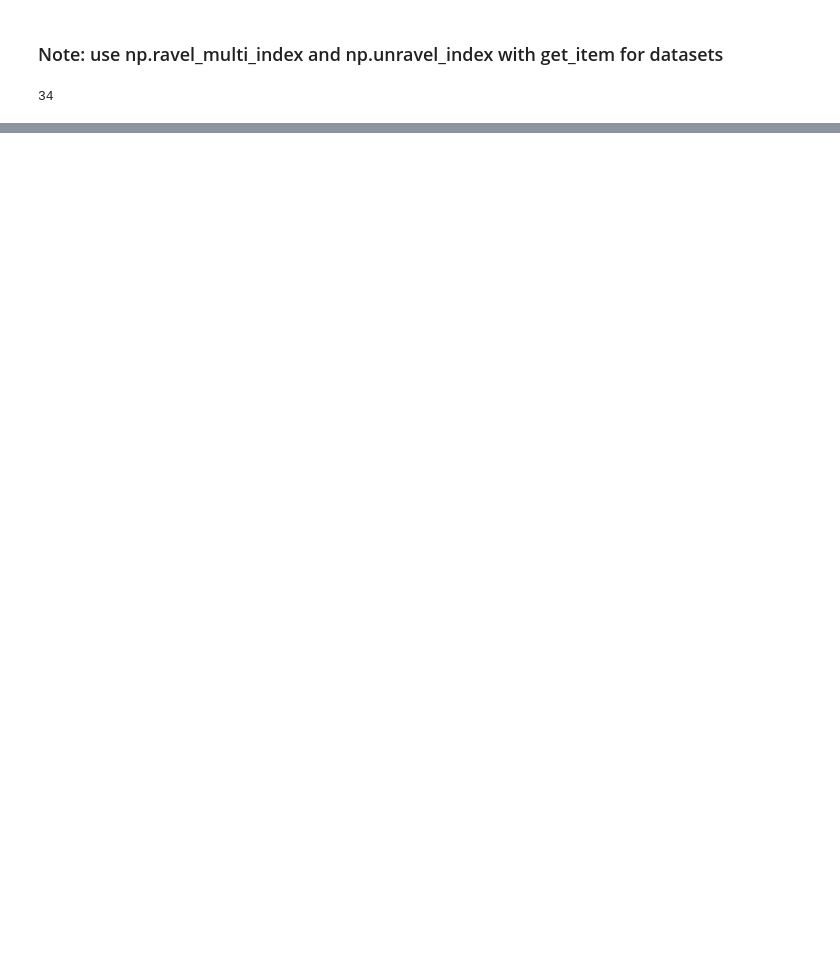
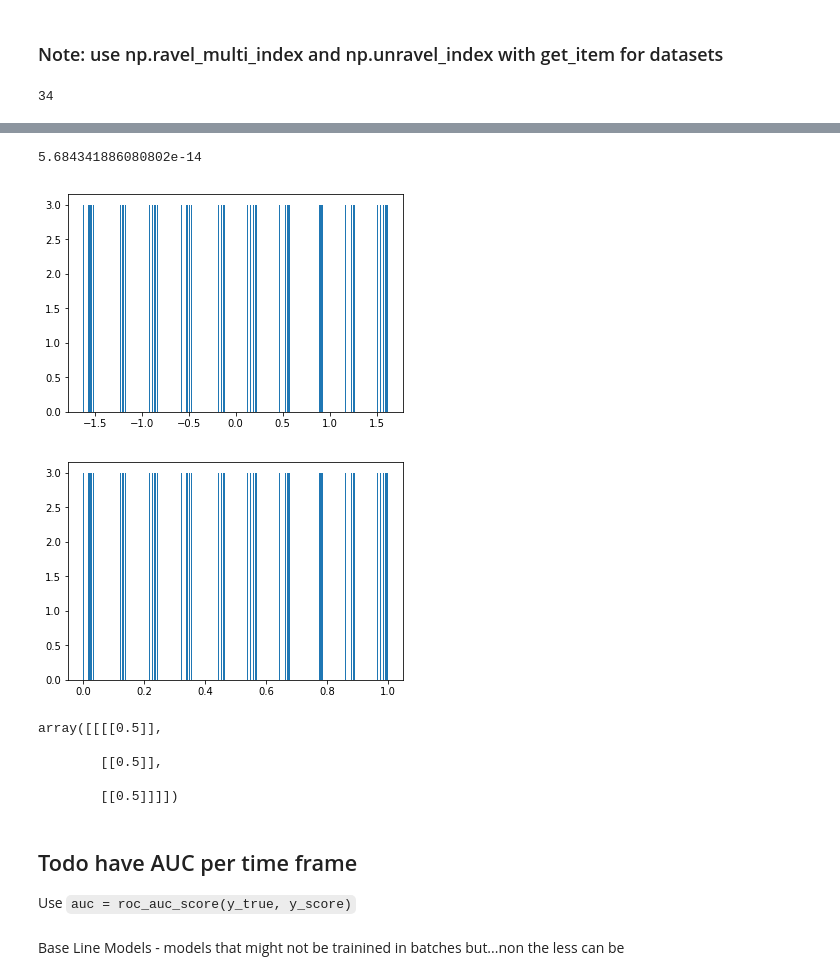
Before and after one commit to bernsblack/masters, a Jupyter notebook: notebook.ipynb, the cells around one changed output, grey strips where cells are left out. Cells and saved outputs as stored; diff of their text form; code cells hidden in the pictures; blank space fills up the shorter version.

Commit message:
added minmax and meanstd scaler classes to utils

```diff
--- a/notebook.ipynb
+++ b/notebook.ipynb
@@ -90 +88,40 @@ class CustomDataset(Dataset):
+# %%
+minmax_scaler = MinMaxScaler(feature_range=(0,1))
+meanstd_scaler = MeanStdScaler()
+# %%
+shape = n,c,h,w = 10, 3, 5, 3
+data = np.arange(np.product(shape)).reshape(shape)
+data.shape
+meanstd_data = meanstd_scaler.fit_transform(data,axis=1)
+minmax_data = minmax_scaler.fit_transform(data,axis=1)
+
+
+inv_meanstd_data = meanstd_scaler.inverse_transform(meanstd_data)
+inv_minmax_data = minmax_scaler.inverse_transform(minmax_data)
+# %%
+np.sum(inv_minmax_data - inv_meanstd_data)
+# %% [output]
+5.684341886080802e-14
+# %%
+_=plt.hist(meanstd_data.flatten(),bins=1000)
+plt.show()
+
+_=plt.hist(minmax_data.flatten(),bins=1000)
+plt.show()
+# %% [output]
+[figure, added]
+[figure, added]
+# %%
+minmax_data.mean(axis=(0,2,3),keepdims=True)
+# %% [output]
+array([[[[0.5]],
+
+        [[0.5]],
+
+        [[0.5]]]])
+# %% [markdown]
+## Todo have AUC per time frame
+Use `auc = roc_auc_score(y_true, y_score)`
+# %% [markdown]
+Base Line Models - models that might not be trainined in  batches but...non the less can be
 # %%
```
Also changed, not shown: parts of 35 cells of this notebook, 15 other files.
